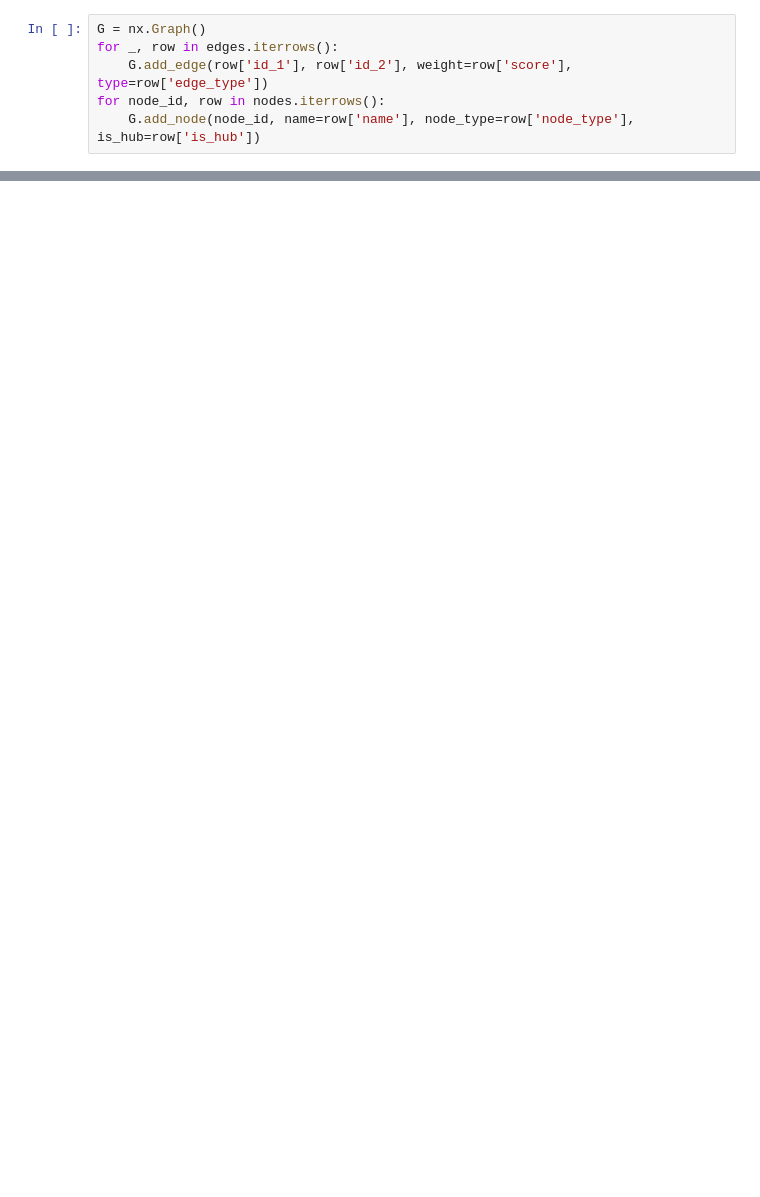
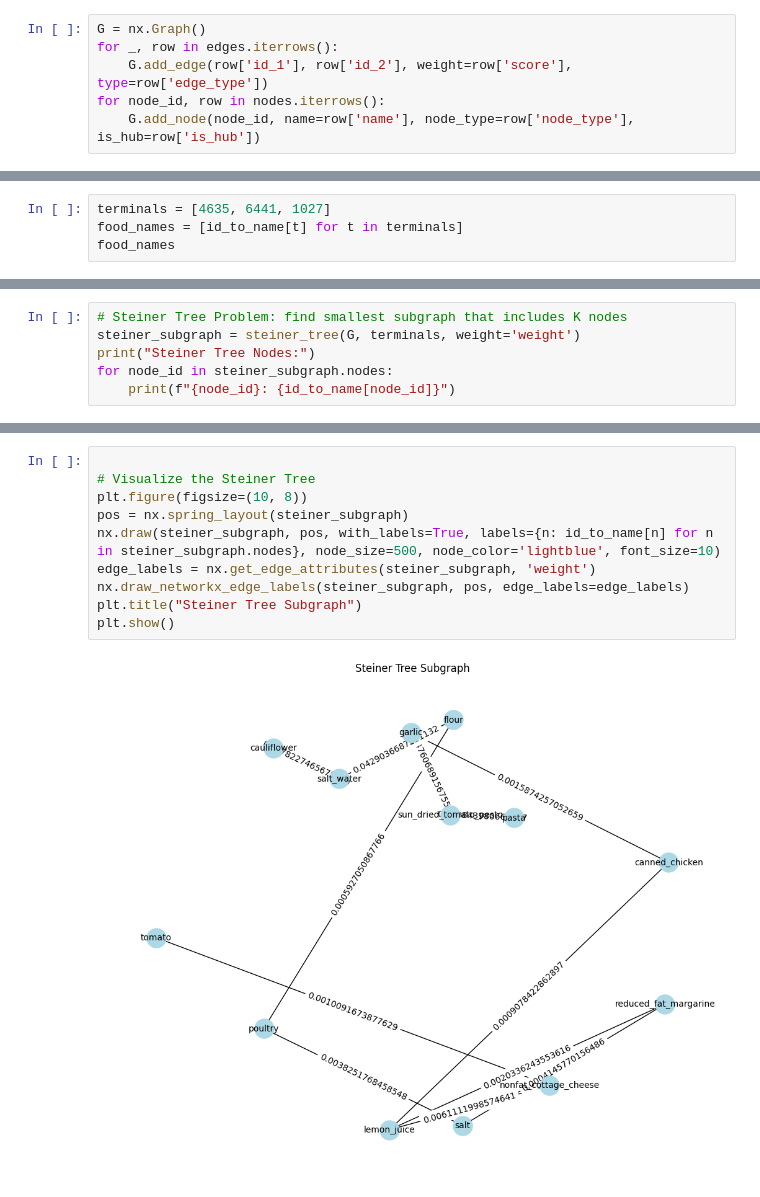
Before and after one commit to Marcrulo/ElevateMyDish, a Jupyter notebook: src/main.ipynb, the cells around one changed output, grey strips where cells are left out. Saved outputs shown, nothing was run; the diff lists cells and outputs as text; blank space fills up the shorter version.

```diff
--- a/src/main.ipynb
+++ b/src/main.ipynb
@@ -132,0 +67,4 @@ plt.show()
+# %%
+terminals = [4635, 6441, 1027]
+food_names = [id_to_name[t] for t in terminals]
+food_names
@@ -132,0 +178,6 @@ plt.show()
+# %%
+# Steiner Tree Problem: find smallest subgraph that includes K nodes
+steiner_subgraph = steiner_tree(G, terminals, weight='weight')
+print("Steiner Tree Nodes:")
+for node_id in steiner_subgraph.nodes:
+    print(f"{node_id}: {id_to_name[node_id]}")
@@ -132,0 +199,12 @@ plt.show()
+# %%
+
+# Visualize the Steiner Tree
+plt.figure(figsize=(10, 8))
+pos = nx.spring_layout(steiner_subgraph)
+nx.draw(steiner_subgraph, pos, with_labels=True, labels={n: id_to_name[n] for n in steiner_subgraph.nodes}, node_size=500, node_color='lightblue', font_size=10)
+edge_labels = nx.get_edge_attributes(steiner_subgraph, 'weight')
+nx.draw_networkx_edge_labels(steiner_subgraph, pos, edge_labels=edge_labels)
+plt.title("Steiner Tree Subgraph")
+plt.show()
+# %% [output]
+[figure, added]
```
Also changed, not shown: parts of 25 cells of this notebook, 3 other files.
